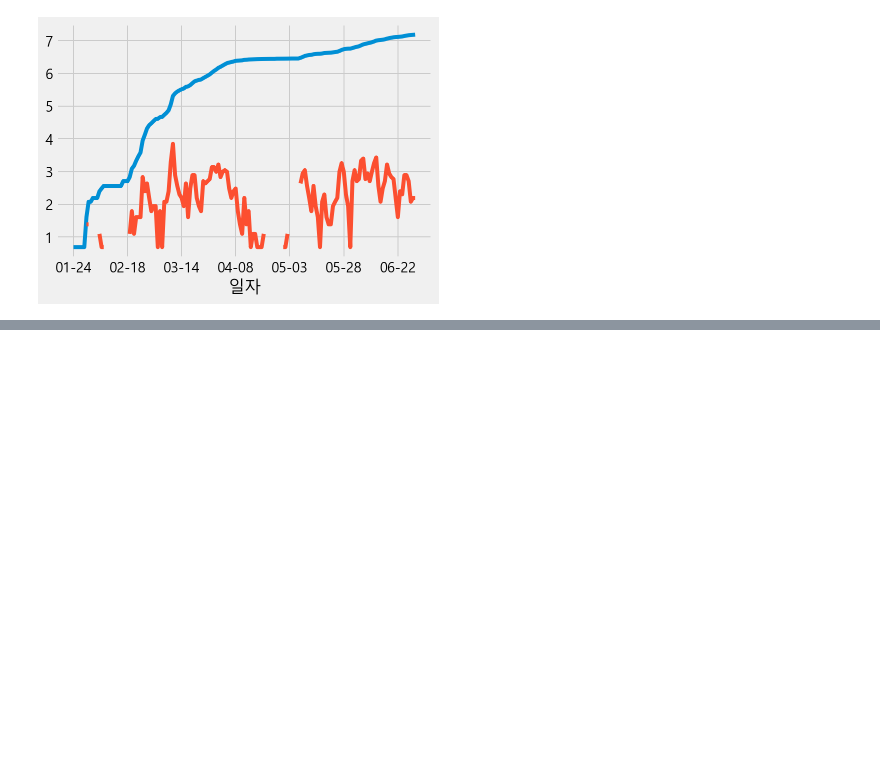
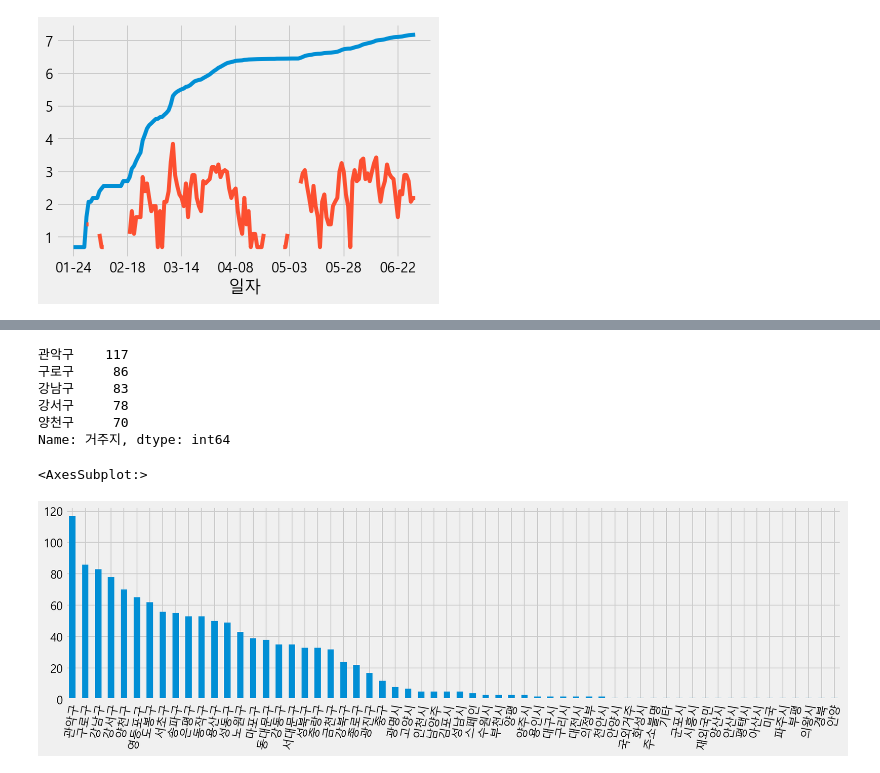
Before and after one commit to bluehyena/Data-Analysis-and-Visualization, a Jupyter notebook: chapter_2/2_seoul_covid_analysis.ipynb, the cells around one changed output, grey strips where cells are left out. Saved outputs shown, nothing was run; the diff lists cells and outputs as text; code cells hidden in the pictures; blank space fills up the shorter version.

```diff
--- a/chapter_2/2_seoul_covid_analysis.ipynb
+++ b/chapter_2/2_seoul_covid_analysis.ipynb
@@ -705,0 +911,15 @@ np.log(cum_day["확진수"] + 1).plot()
+# %%
+gu_count = df["거주지"].value_counts()
+gu_count.head()
+# %% [output]
+관악구    117
+구로구     86
+강남구     83
+강서구     78
+양천구     70
+Name: 거주지, dtype: int64
+# %%
+gu_count.plot.bar(figsize=(15,4), rot=80)
+# %% [output]
+<AxesSubplot:>
+[figure, added]
```
Also changed, not shown: parts of 53 cells of this notebook.
